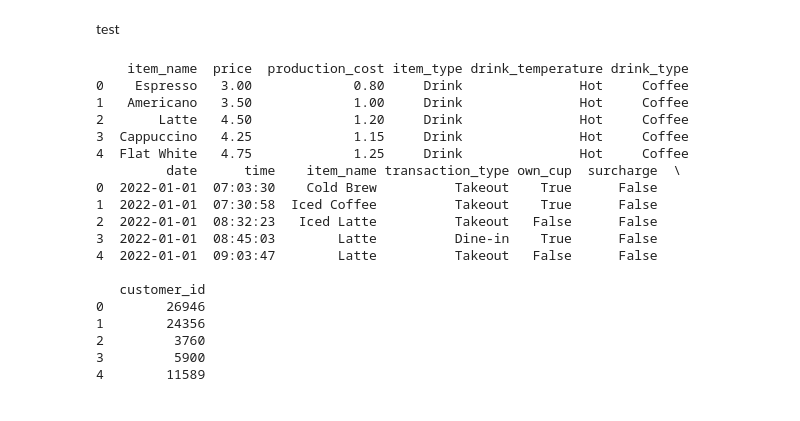
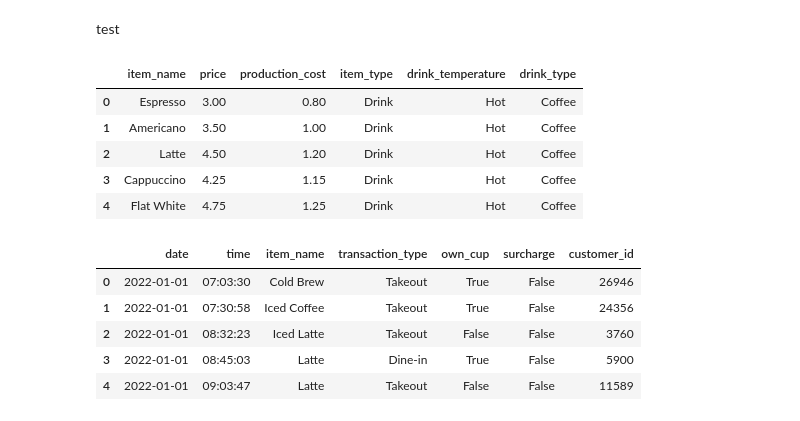
Before and after one commit to randomOnomatopoeia/Datathon, a Jupyter notebook: test.ipynb, the cells around one changed output. Cells and saved outputs as stored; diff of their text form; code cells hidden in the pictures.

```diff
--- a/test.ipynb
+++ b/test.ipynb
@@ -4,30 +4,25 @@ test
 import pandas as pd
 import matplotlib.pyplot as plt
 # %%
-
+surcharge_amount = 0.5
 # Load a CSV file named 'data.csv' into a DataFrame
 items = pd.read_csv('items.csv')
 sales = pd.read_csv('sales.csv')
 
-print(items.head())
-print(sales.head())
+items.head()
 # %% [output]
-    item_name  price  production_cost item_type drink_temperature drink_type
-0    Espresso   3.00             0.80     Drink               Hot     Coffee
-1   Americano   3.50             1.00     Drink               Hot     Coffee
-2       Latte   4.50             1.20     Drink               Hot     Coffee
-3  Cappuccino   4.25             1.15     Drink               Hot     Coffee
-4  Flat White   4.75             1.25     Drink               Hot     Coffee
-         date      time    item_name transaction_type own_cup  surcharge  \
-0  2022-01-01  07:03:30    Cold Brew          Takeout    True      False
-1  2022-01-01  07:30:58  Iced Coffee          Takeout    True      False
-2  2022-01-01  08:32:23   Iced Latte          Takeout   False      False
-3  2022-01-01  08:45:03        Latte          Dine-in    True      False
-4  2022-01-01  09:03:47        Latte          Takeout   False      False
-
-   customer_id
-0        26946
-1        24356
-2         3760
-3         5900
-4        11589
+|  | item_name | price | production_cost | item_type | drink_temperature | drink_type |
+| 0 | Espresso | 3.00 | 0.80 | Drink | Hot | Coffee |
+| 1 | Americano | 3.50 | 1.00 | Drink | Hot | Coffee |
+| 2 | Latte | 4.50 | 1.20 | Drink | Hot | Coffee |
+| 3 | Cappuccino | 4.25 | 1.15 | Drink | Hot | Coffee |
+| 4 | Flat White | 4.75 | 1.25 | Drink | Hot | Coffee |
+# %%
+sales.head()
+# %% [output]
+|  | date | time | item_name | transaction_type | own_cup | surcharge | customer_id |
+| 0 | 2022-01-01 | 07:03:30 | Cold Brew | Takeout | True | False | 26946 |
+| 1 | 2022-01-01 | 07:30:58 | Iced Coffee | Takeout | True | False | 24356 |
+| 2 | 2022-01-01 | 08:32:23 | Iced Latte | Takeout | False | False | 3760 |
+| 3 | 2022-01-01 | 08:45:03 | Latte | Dine-in | True | False | 5900 |
+| 4 | 2022-01-01 | 09:03:47 | Latte | Takeout | False | False | 11589 |
```
Also changed, not shown: parts of 5 cells of this notebook.
